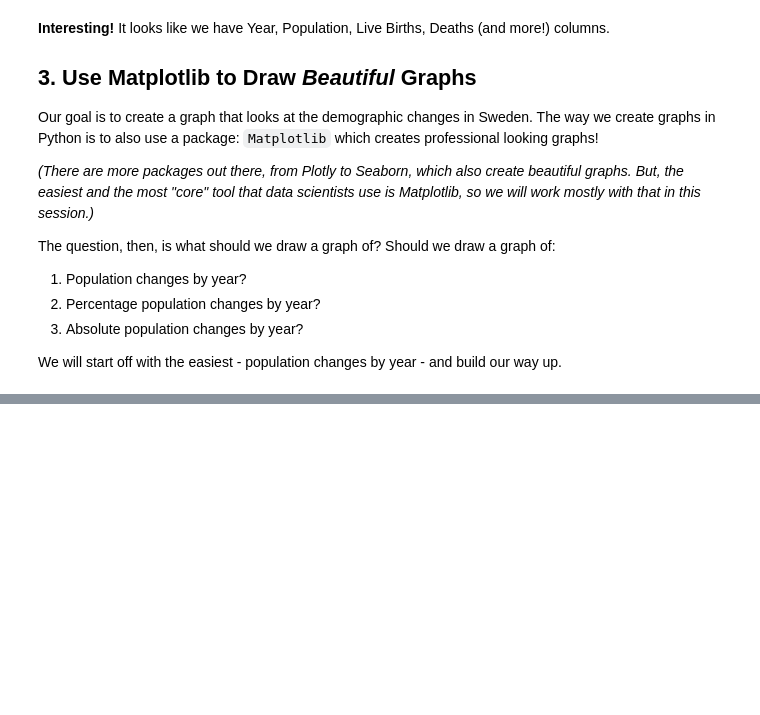
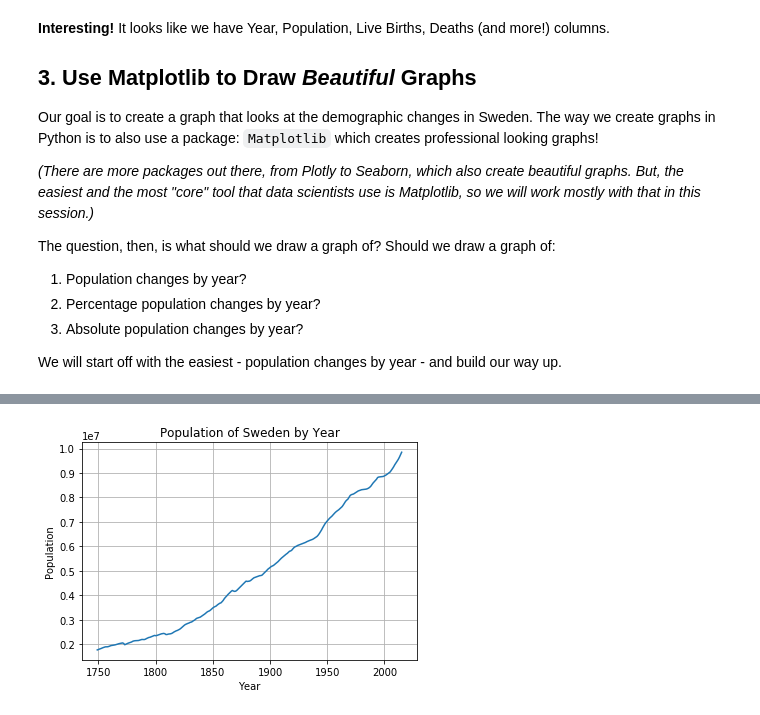
Before and after one commit to ds-modules/HIST-160, a Jupyter notebook: graph_sweden.ipynb, the cells around one changed output, grey strips where cells are left out. Cells and saved outputs as stored; diff of their text form; code cells hidden in the pictures; blank space fills up the shorter version.

```diff
--- a/graph_sweden.ipynb
+++ b/graph_sweden.ipynb
@@ -77,0 +75,14 @@ ValueError: Unrecognized character e in format string
+# %%
+x_axis = sweden['Year'].values
+# %%
+y_axis = sweden['Population'].values
+# %%
+plt.plot(x_axis, y_axis)
+plt.xlabel('Year')
+plt.ylabel('Population')
+plt.title('Population of Sweden by Year')
+plt.grid(True)
+
+plt.show()
+# %% [output]
+[figure, added]
```
Also changed, not shown: parts of 10 cells of this notebook, 2 other files.
